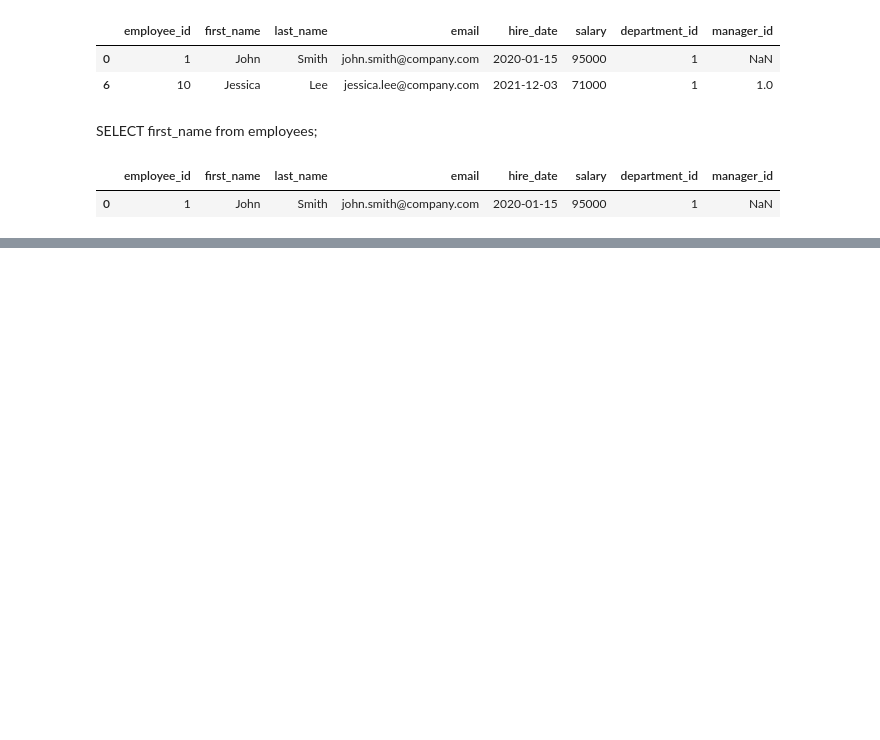
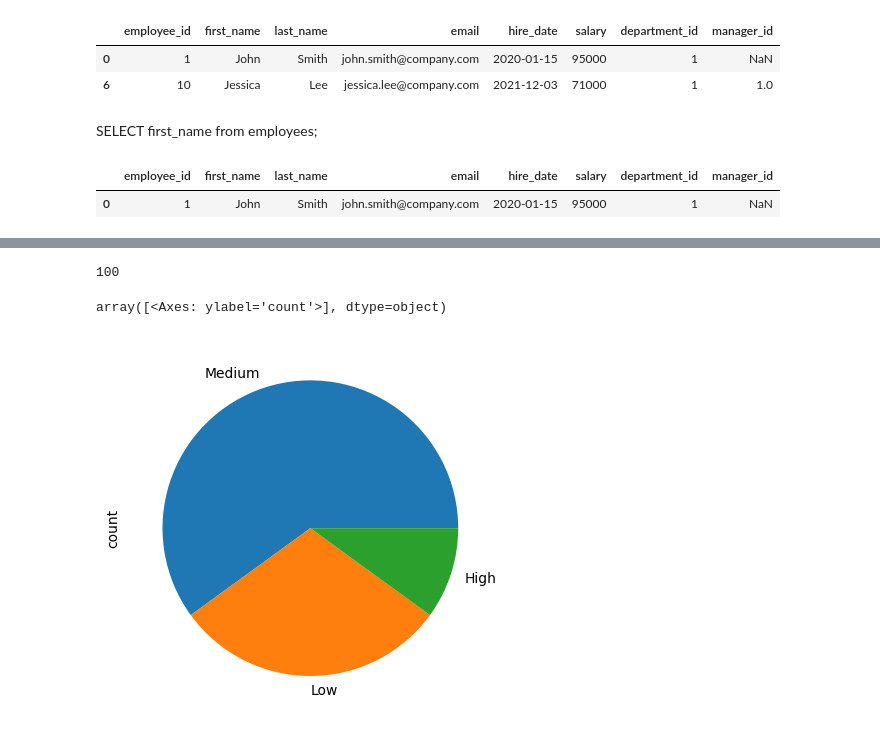
Before and after one commit to dhanushnayak/VR_Training_GenAI_Dhanush, a Jupyter notebook: module_2/notebooks/01_iNTRO_SQL.ipynb, the cells around one changed output, grey strips where cells are left out. Drawn from its saved outputs; the diff is of its cells as text; code cells hidden in the pictures; blank space fills up the shorter version.

```diff
--- a/module_2/notebooks/01_iNTRO_SQL.ipynb
+++ b/module_2/notebooks/01_iNTRO_SQL.ipynb
@@ -75,0 +124,4 @@ df.loc[df['first_name']=='John']
+# %%
+df = df[['a','b']]
+# %%
+df=[df[df['manager_id'].isna()]]
@@ -75,0 +345,2 @@ df.loc[df['first_name']=='John']
+# %%
+df['full_name'] = df['first_name']+' '+df['last_name']
@@ -75,0 +460,18 @@ df.loc[df['first_name']=='John']
+# %%
+abs(-100)
+# %% [output]
+100
+# %%
+def salary_category(x):
+    if x>=90000:
+        return "High"
+    if x >= 70000:
+        return "Medium"
+    else: return "Low"
+
+df['salary_category']= df['salary'].apply(salary_category)
+# %%
+df['salary_category'].value_counts().plot(kind='pie',subplots=True)
+# %% [output]
+array([<Axes: ylabel='count'>], dtype=object)
+[figure, added]
```
Also changed, not shown: parts of 58 cells of this notebook, 4 other files.
